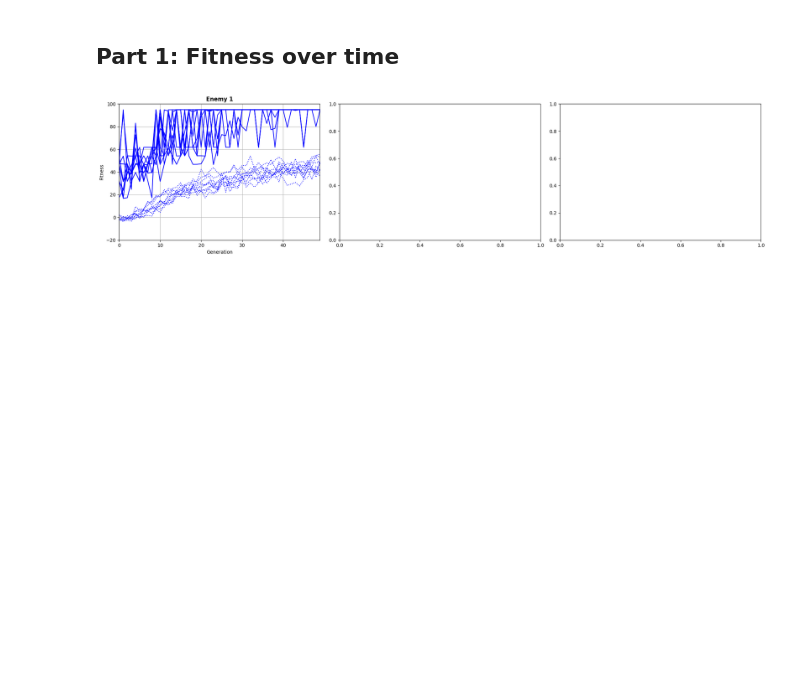
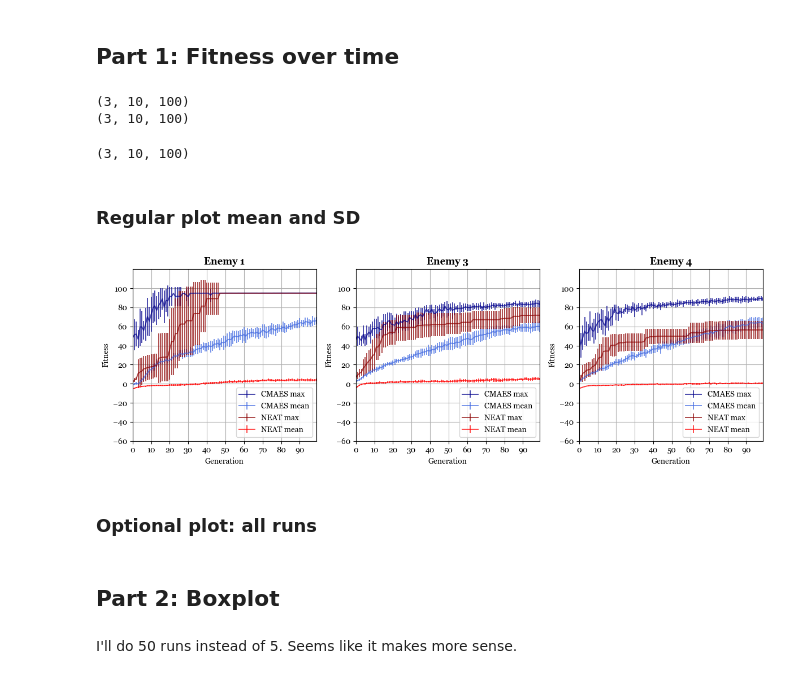
Before and after one commit to jonas4climate/evoman_ec, a Jupyter notebook: notebook.ipynb, the cells around one changed output. Cells and saved outputs as stored; diff of their text form; code cells hidden in the pictures; blank space fills up the shorter version.

Commit message:
Standard 1st plot: average MAX/MEAN with SD

```diff
--- a/notebook.ipynb
+++ b/notebook.ipynb
@@ -1,8 +1,12 @@
 # %% [markdown]
 ## Imports
 # %%
+import os
 import numpy as np
 import matplotlib.pyplot as plt
+
+import matplotlib as mpl
+mpl.rc('font', family='Georgia')
 
 # TODO: Delete
 %load_ext autoreload
@@ -49,32 +55,86 @@ print(cmaes_mean.shape)
 # %% [markdown]
 ## Part 1: Fitness over time
+# %%
+# Max fitness among individuals
+cmaes_max = np.max(cmaes_data, axis=3)
+print(cmaes_max.shape)
+
+# Average & SD across runs
+cmaes_avg_max = np.mean(cmaes_max, axis=1)
+cmaes_sd_max = np.std(cmaes_max, axis=1)
+
+# Mean fitness among individuals
+cmaes_mean = np.mean(cmaes_data, axis=3)
+print(cmaes_mean.shape)
+
+# Average & SD across runs
+cmaes_avg_mean = np.mean(cmaes_mean, axis=1)
+cmaes_sd_mean = np.std(cmaes_mean, axis=1)
+# %% [output]
+(3, 10, 100)
+(3, 10, 100)
+# %%
+# Max fitness among individuals
+neat_max = np.nanmax(neat_data, axis=3)
+print(neat_max.shape)
+
+# Average & SD across runs
+neat_avg_max = np.mean(neat_max, axis=1)
+neat_sd_max = np.std(neat_max, axis=1)
+
+# Mean fitness among individuals
+neat_mean = np.nanmean(neat_data, axis=3)
+
+# Average & SD across runs
+neat_avg_mean = np.mean(neat_mean, axis=1)
+neat_sd_mean = np.std(neat_mean, axis=1)
+# %% [output]
+(3, 10, 100)
+# %% [markdown]
+### Regular plot mean and SD
 # %%
-fig, axes = plt.subplots(1, 3, figsize=(20, 5))
+fig, axes = plt.subplots(1, 3, figsize=(12, 4))
 xx = np.arange(0, NGEN, 1, dtype=int)
+
+def plot_mean_with_sd(ax, xx, means, sds, color="blue", fill_color="lightblue", linestyle="solid", label=""):
+    ax.plot(means, color=color, linestyle=linestyle, lw=2.5, label=label)
+    ax.plot(means + sds, color=color, linestyle=linestyle, lw=1.25)
+    ax.plot(means - sds, color=color, linestyle=linestyle, lw=1.25)
+    ax.fill_between(xx, means + sds, means - sds, color=fill_color)
 
 # Plot setup
 for (i, enemy) in enumerate(ENEMIES):
     # Y-axis
-    axes[i].set_ylim(-20, 100)
-    axes[i].set_yticks(np.arange(-20, 101, 20))
+    axes[i].set_ylim(-60, 120)
+    axes[i].set_yticks(np.arange(-60, 120, 20))
     axes[i].set_ylabel("Fitness")
 
     # X-axis
     axes[i].set_xlim(0, NGEN - 1)
     axes[i].set_xticks(np.arange(0, NGEN, 10))
     axes[i].set_xlabel("Generation")
 
     # Whole plot
     axes[i].set_title(f"Enemy {enemy}", weight="bold")
     axes[i].grid()
 
 # Plotting data
 for i in range(len(ENEMIES)):
-    for j in range(N_RUNS):
-        axes[i].plot(cmaes_max[i, j], color="blue", linestyle="solid")
-        axes[i].plot(cmaes_mean[i, j], color="blue", linestyle="dotted")
+    axes[i].errorbar(range(NGEN), cmaes_avg_max[i], yerr=cmaes_sd_max[i], alpha=0.7, lw=1.4, color="darkblue", label="CMAES max")
+    axes[i].errorbar(range(NGEN), cmaes_avg_mean[i], yerr=cmaes_sd_mean[i], alpha=0.7, lw=1.4, color="royalblue", label="CMAES mean")
+
+    axes[i].errorbar(range(NGEN), neat_avg_max[i], yerr=neat_sd_max[i], alpha=0.7, lw=1.4, color="darkred", label="NEAT max")
+    axes[i].errorbar(range(NGEN), neat_avg_mean[i], yerr=neat_sd_mean[i], alpha=0.7, lw=1.4, color="red", label="NEAT mean")
+
+    axes[i].legend(loc="lower right")
 
 fig.tight_layout()
 plt.show()
 # %% [output]
-[figure, old version]
+[figure, new version]
+# %% [markdown]
+### Optional plot: all runs
+# %% [markdown]
+## Part 2: Boxplot
+# %% [markdown]
+I'll do 50 runs instead of 5. Seems like it makes more sense.
```
Also changed, not shown: parts of 4 cells of this notebook.
